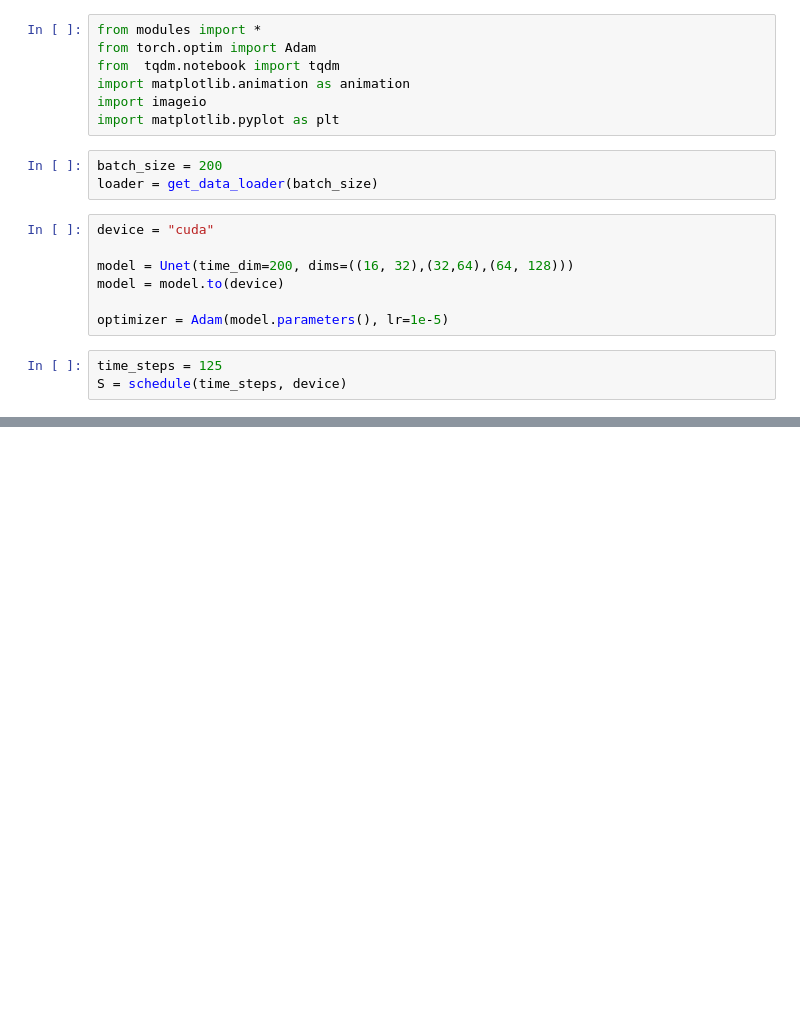
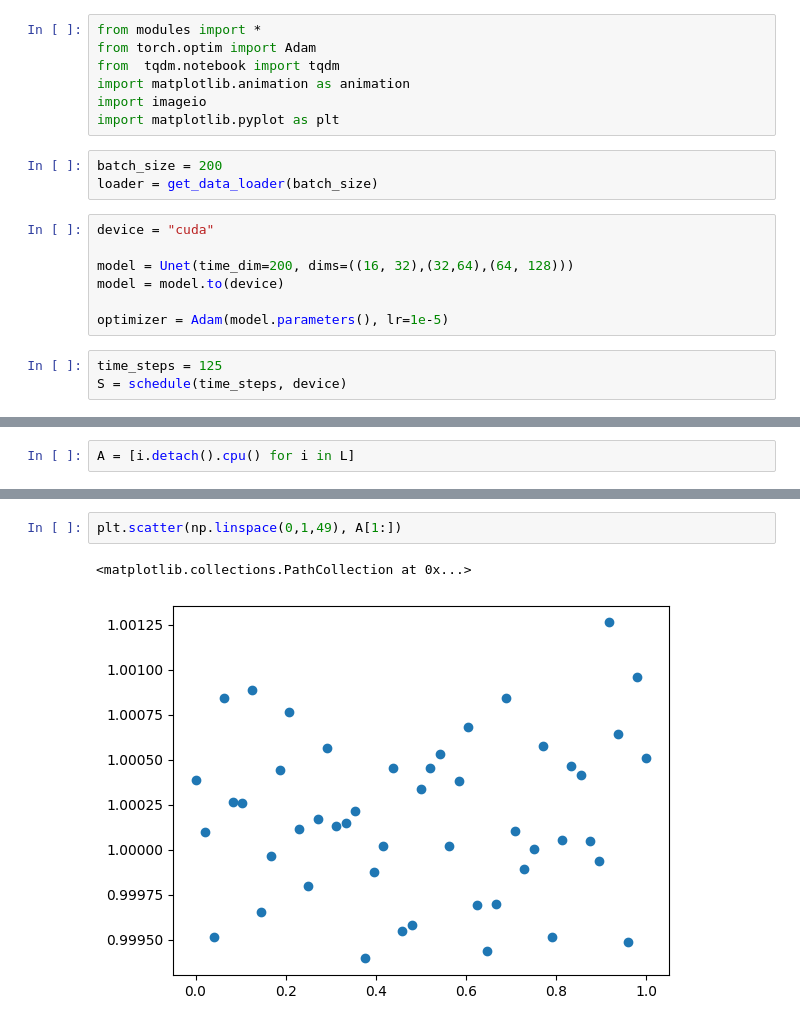
Before and after one commit to ericyh/Diffusion_Model, a Jupyter notebook: main.ipynb, the cells around one changed output, grey strips where cells are left out. Cells and saved outputs as stored; diff of their text form; blank space fills up the shorter version.

```diff
--- a/main.ipynb
+++ b/main.ipynb
@@ -58,0 +58,2 @@ imageio.mimwrite("output3.gif", M, 'GIF', loop=100)
+# %%
+A = [i.detach().cpu() for i in L]
@@ -58,0 +64,5 @@ imageio.mimwrite("output3.gif", M, 'GIF', loop=100)
+# %%
+plt.scatter(np.linspace(0,1,49), A[1:])
+# %% [output]
+<matplotlib.collections.PathCollection at 0x...>
+[figure, added]
```
Also changed, not shown: parts of 3 cells of this notebook, 5 other files.
